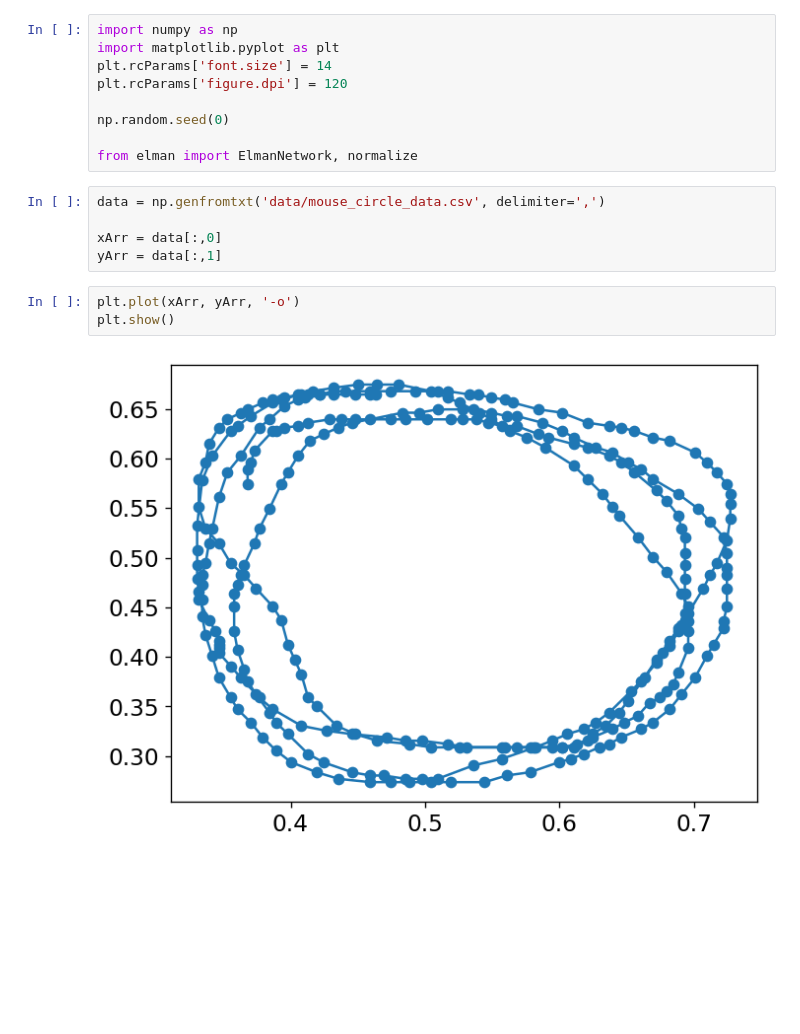
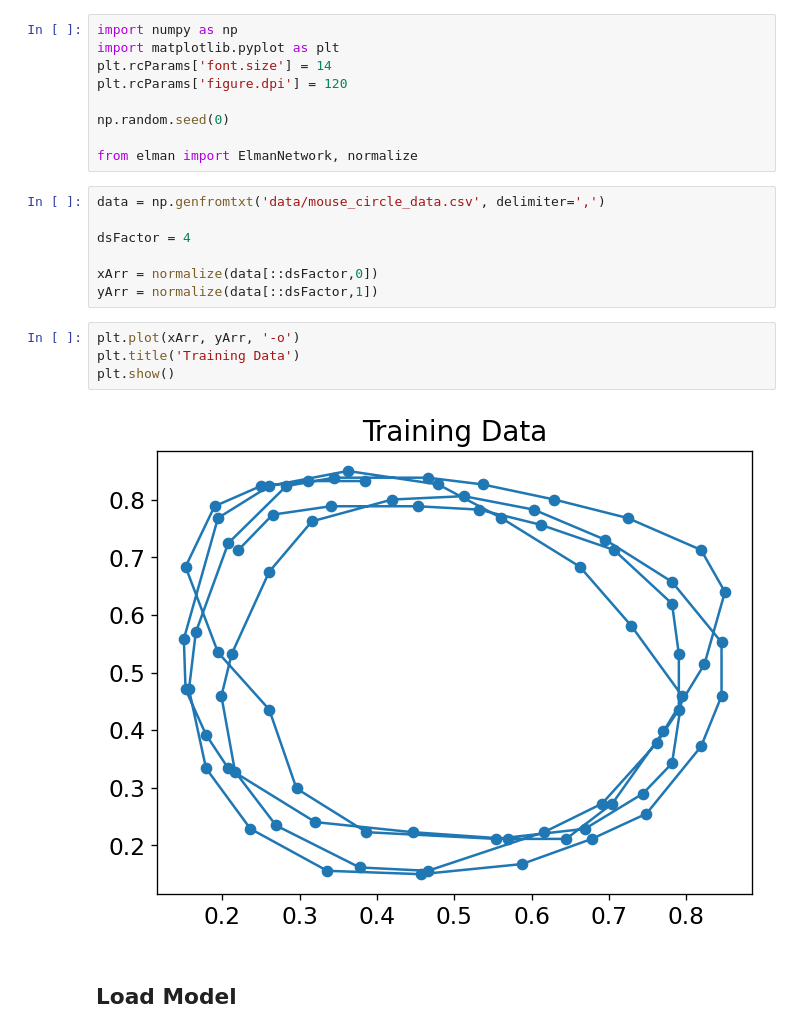
Before and after one commit to Jfeatherstone/ElmanNetwork, a Jupyter notebook: MouseCircle.ipynb, the cells around one changed output. Saved outputs shown, nothing was run; the diff lists cells and outputs as text; blank space fills up the shorter version.

```diff
--- a/MouseCircle.ipynb
+++ b/MouseCircle.ipynb
@@ -10,10 +10,15 @@ from elman import ElmanNetwork, normalize
 # %%
 data = np.genfromtxt('data/mouse_circle_data.csv', delimiter=',')
 
-xArr = data[:,0]
-yArr = data[:,1]
+dsFactor = 4
+
+xArr = normalize(data[::dsFactor,0])
+yArr = normalize(data[::dsFactor,1])
 # %%
 plt.plot(xArr, yArr, '-o')
+plt.title('Training Data')
 plt.show()
 # %% [output]
-[figure, old version]
+[figure, new version]
+# %% [markdown]
+## Load Model
```
Also changed, not shown: parts of 5 cells of this notebook, 2 other files.
